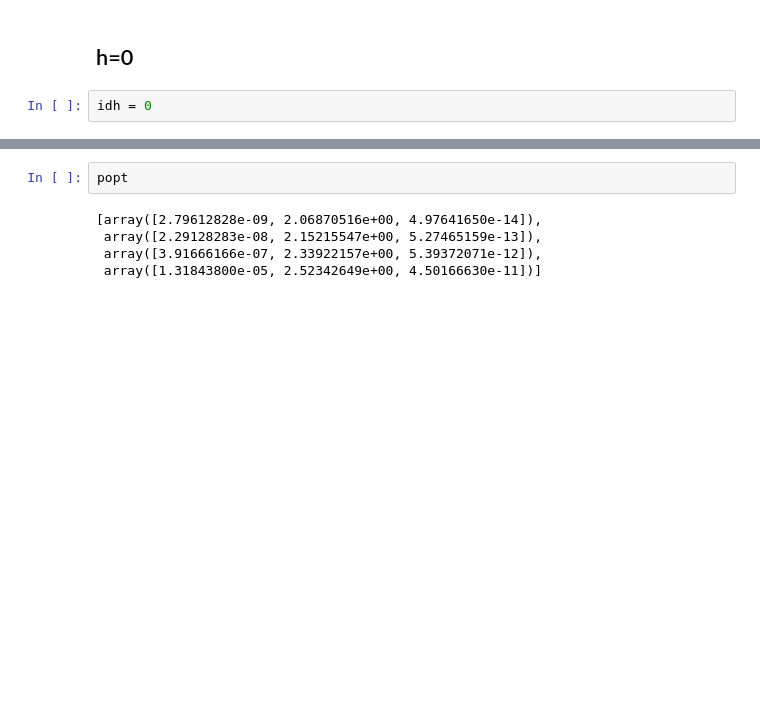
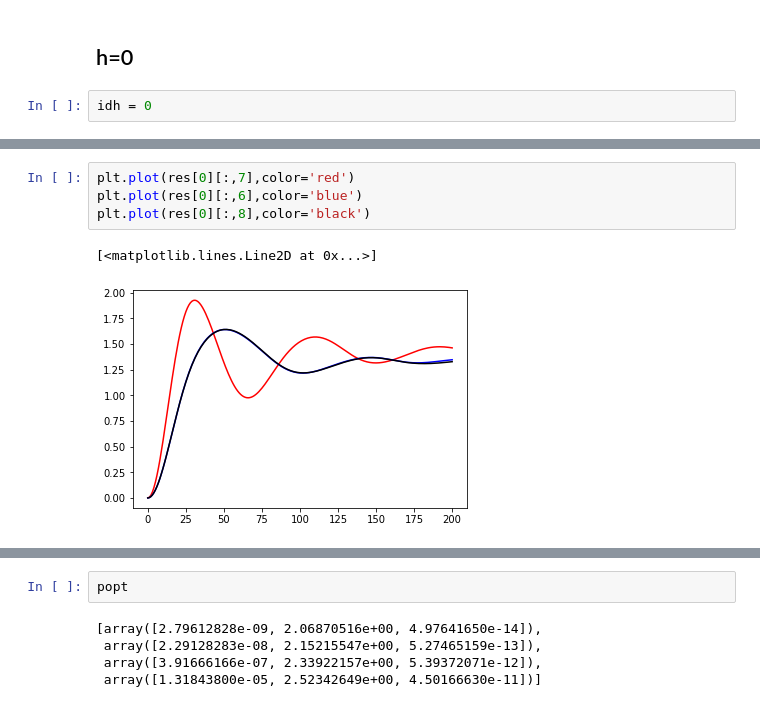
Before and after one commit to mkm2/WorkingFolder, a Jupyter notebook: notebooks/Analysis/Short_Time_Behaviour.ipynb, the cells around one changed output, grey strips where cells are left out. Saved outputs shown, nothing was run; the diff lists cells and outputs as text; blank space fills up the shorter version.

```diff
--- a/notebooks/Analysis/Short_Time_Behaviour.ipynb
+++ b/notebooks/Analysis/Short_Time_Behaviour.ipynb
@@ -163,0 +169,7 @@ No artists with labels found to put in legend.  Note that artists whose label st
+# %%
+plt.plot(res[0][:,7],color='red')
+plt.plot(res[0][:,6],color='blue')
+plt.plot(res[0][:,8],color='black')
+# %% [output]
+[<matplotlib.lines.Line2D at 0x...>]
+[figure, added]
```
Also changed, not shown: parts of 6 cells of this notebook, 45 other files.
